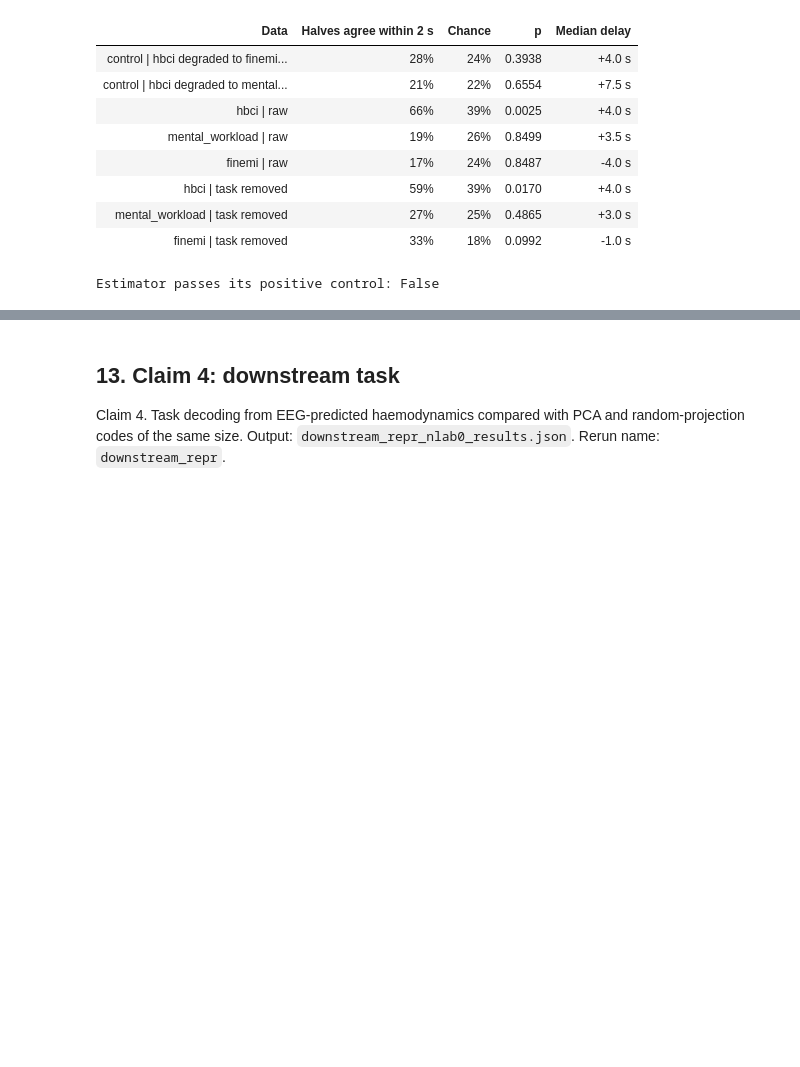
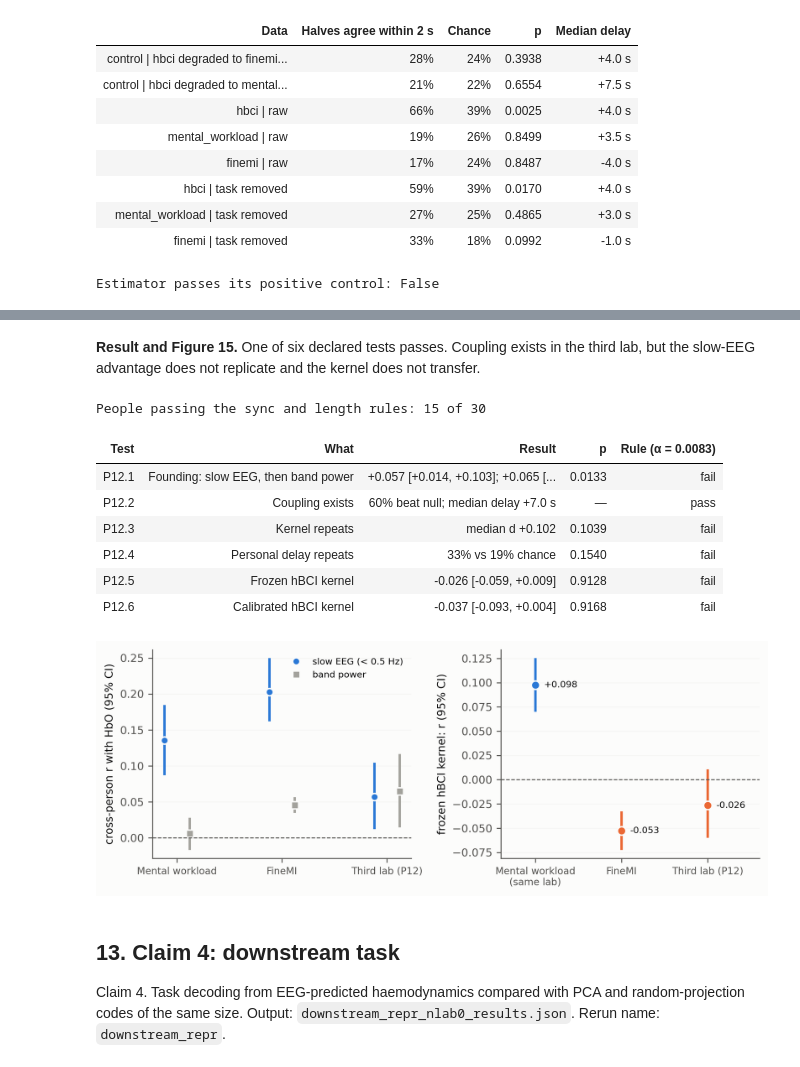
Before and after one commit to muntasirhossain2003/Cross-Modal-Prediction-of-fNIRS-Haemodynamics-From-Infra-Slow-EEG, a Jupyter notebook: merge/NeuroVascNet_Full.ipynb, the cells around one changed output, grey strips where cells are left out. Saved outputs shown, nothing was run; the diff lists cells and outputs as text; code cells hidden in the pictures; blank space fills up the shorter version.

```diff
--- a/merge/NeuroVascNet_Full.ipynb
+++ b/merge/NeuroVascNet_Full.ipynb
@@ -5161,3 +5432,59 @@ Estimator passes its positive control: False
+# %% [markdown]
+**Result and Figure 15.** One of six declared tests passes. Coupling exists in the third lab, but the slow-EEG advantage does not replicate and the kernel does not transfer.
+# %%
+d, f_, t_, s_ = J("nvc_mendeley_results.json"), J("nvc_mendeley_founding.json"), J("nvc_mendeley_transfer.json"), J("nvc_mendeley_sync.json")
+print(f"People passing the sync and length rules: {sum(not v['excluded'] for v in s_.values())} of {len(s_)}")
+table([["P12.1", "Founding: slow EEG, then band power", f"{f_['slow']['mean_r']:+.3f} {ci(*f_['slow']['ci'])}; {f_['bandpower']['mean_r']:+.3f} {ci(*f_['bandpower']['ci'])}", f"{f_['slow']['p']:.4f}", "pass" if f_["pass"] else "fail"],
+       ["P12.2", "Coupling exists", f"{d['P12.2 coupling']['frac_beating_null']:.0%} beat null; median delay {d['P12.2 coupling']['median_delay_s']:+.1f} s", "—", "pass" if d["P12.2 coupling"]["pass"] else "fail"],
+       ["P12.3", "Kernel repeats", f"median d {d['P12.3 kernel']['median_d']:+.3f}", f"{d['P12.3 kernel']['wilcoxon_p']:.4f}", "pass" if d["P12.3 kernel"]["pass"] else "fail"],
+       ["P12.4", "Personal delay repeats", f"{d['P12.4 delay']['agree_2s']:.0%} vs {d['P12.4 delay']['chance']:.0%} chance", f"{d['P12.4 delay']['p_agree']:.4f}", "pass" if d["P12.4 delay"]["pass"] else "fail"],
+       ["P12.5", "Frozen hBCI kernel", f"{t_['frozen']['mean_r']:+.3f} {ci(*t_['frozen']['ci'])}", f"{t_['frozen']['signflip_p']:.4f}", "pass" if t_["frozen"]["pass_all"] else "fail"],
+       ["P12.6", "Calibrated hBCI kernel", f"{t_['calibrated']['diff']:+.3f} {ci(*t_['calibrated']['ci'])}", f"{t_['calibrated']['signflip_p']:.4f}", "pass" if t_["calibrated"]["pass_all"] else "fail"]],
+      ["Test", "What", "Result", "p", "Rule (α = 0.0083)"])
+def draw_fig15():
+    F15, TR15, T15 = RJ("nvc_mendeley_founding.json"), RJ("nvc_mendeley_transfer.json")["frozen"], RJ("nvc_transfer_results.json")
+    R15 = {"Mental workload": RJ("replication_results.json")["R1"], "FineMI": RJ("replication_finemi_results.json")["R1"]}
+    rows15 = [(n, r["slow_lt0.5"]["r_subject"], r["slow_lt0.5"]["ci"], r["bandpower_1-45"]["r_subject"], r["bandpower_1-45"]["ci"]) for n, r in R15.items()]
+    rows15.append(("Third lab (P12)", F15["slow"]["mean_r"], F15["slow"]["ci"], F15["bandpower"]["mean_r"], F15["bandpower"]["ci"]))
+    fig, axes = plt.subplots(1, 2, figsize=(7.8, 3.0))
+    ax = axes[0]
+    for i, (n, a, ca, b, cb) in enumerate(rows15):
+        ax.plot([i - 0.12] * 2, ca, color="#2a78d6", lw=2)
+        ax.plot(i - 0.12, a, "o", ms=6, color="#2a78d6", mec=SURF, mew=1.2, label="slow EEG (< 0.5 Hz)" if i == 0 else None)
+        ax.plot([i + 0.12] * 2, cb, color=NEUTRAL, lw=2)
+        ax.plot(i + 0.12, b, "s", ms=6, color=NEUTRAL, mec=SURF, mew=1.2, label="band power" if i == 0 else None)
+    ax.axhline(0, color=INK2, lw=0.8, ls="--")
+    ax.set_xticks(range(3), [r[0] for r in rows15], fontsize=8)
+    ax.set_ylabel("cross-person r with HbO (95% CI)")
+    ax.legend(fontsize=7.5, loc="upper right")
+    ax.grid(axis="x", visible=False)
+    ax = axes[1]
+    rows = [("Mental workload\n(same lab)", T15["hbci_to_mental_workload"]), ("FineMI", T15["hbci_to_finemi"]), ("Third lab (P12)", TR15)]
+    for i, (n, v) in enumerate(rows):
+        col = "#2a78d6" if v["ci"][0] > 0 else "#eb6834"
+        ax.plot([i, i], v["ci"], color=col, lw=2)
+        ax.plot(i, v["mean_r"], "o", ms=7, color=col, mec=SURF, mew=1.2)
+        ax.text(i + 0.1, v["mean_r"], f"{v['mean_r']:+.3f}", va="center", fontsize=7.5, color=INK)
+    ax.axhline(0, color=INK2, lw=0.8, ls="--")
+    ax.set_xticks(range(3), [r[0] for r in rows], fontsize=8)
+    ax.set_xlim(-0.4, 2.6)
+    ax.set_ylabel("frozen hBCI kernel: r (95% CI)")
+    ax.grid(axis="x", visible=False)
+    save(fig, "fig15_third_lab")
+
+
+draw_fig15()
+fig("fig15_third_lab", 780)
+# %% [output]
+People passing the sync and length rules: 15 of 30
+| Test | What | Result | p | Rule (α = 0.0083) |
+| P12.1 | Founding: slow EEG, then band power | +0.057 [+0.014, +0.103]; +0.065 [... | 0.0133 | fail |
+| P12.2 | Coupling exists | 60% beat null; median delay +7.0 s | — | pass |
+| P12.3 | Kernel repeats | median d +0.102 | 0.1039 | fail |
+| P12.4 | Personal delay repeats | 33% vs 19% chance | 0.1540 | fail |
+| P12.5 | Frozen hBCI kernel | -0.026 [-0.059, +0.009] | 0.9128 | fail |
+| P12.6 | Calibrated hBCI kernel | -0.037 [-0.093, +0.004] | 0.9168 | fail |
+[figure, added]
 # %% [markdown]
 ## 13. Claim 4: downstream task
 
```
Also changed, not shown: parts of 3 cells of this notebook, 34 other files.
